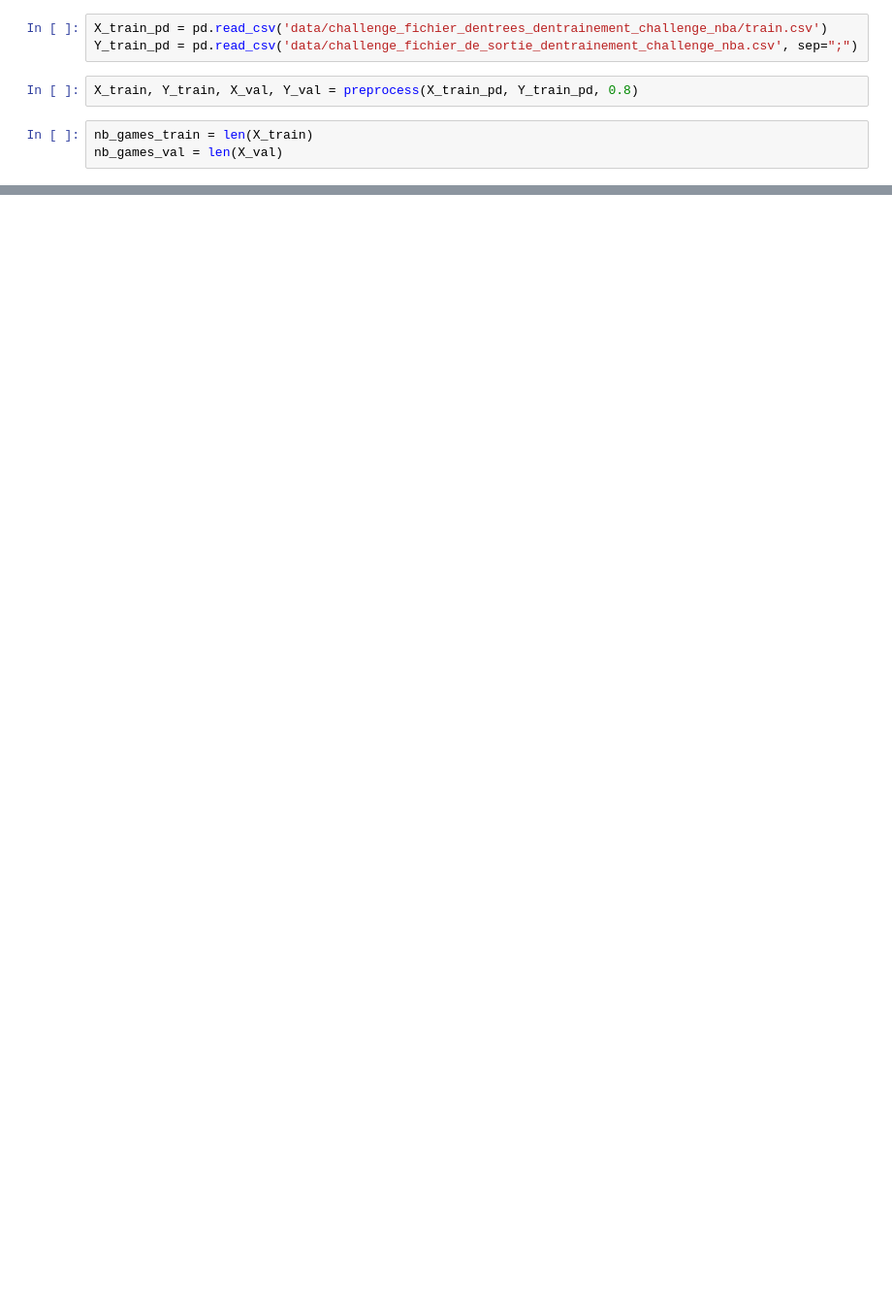
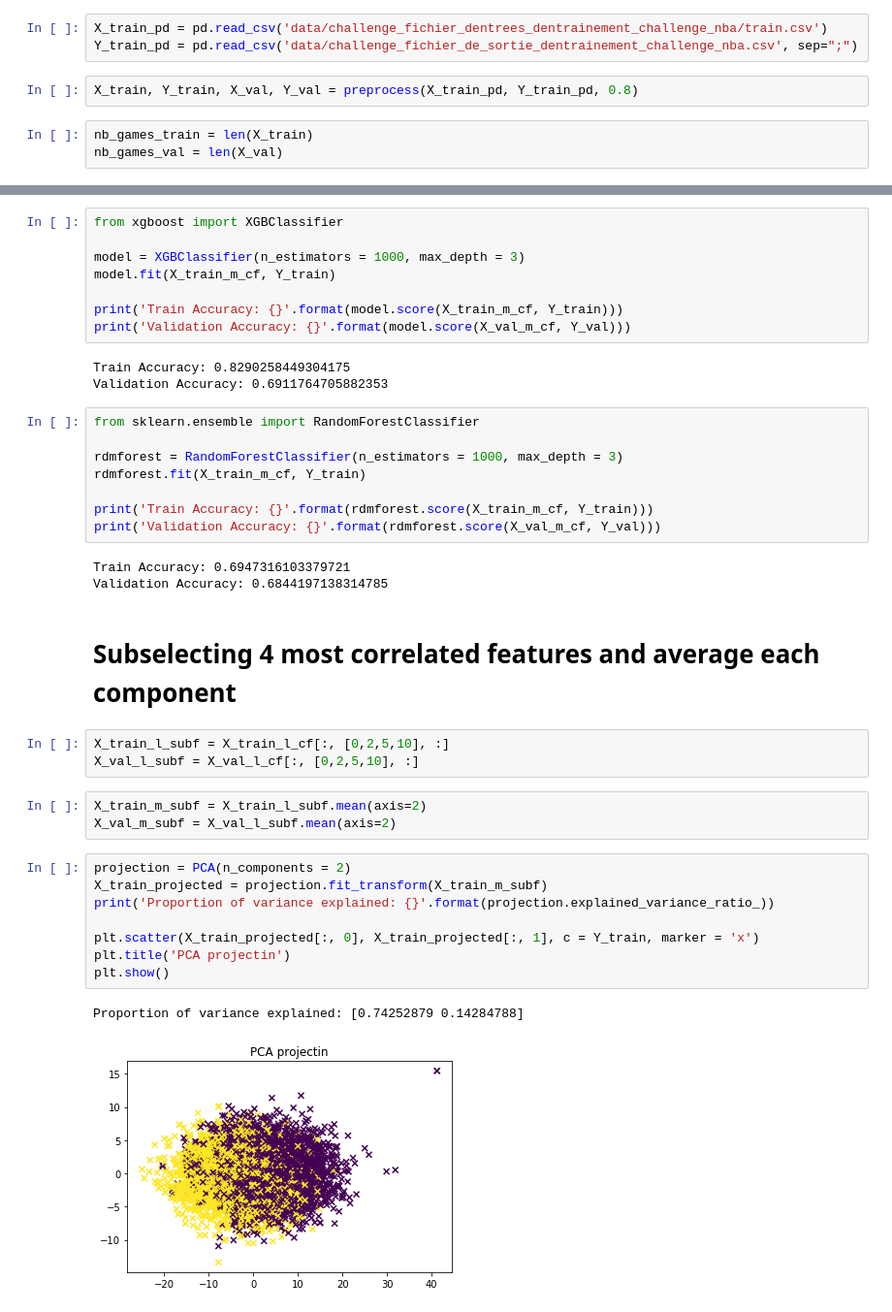
Before and after one commit to VictorSanh/NBA_Challenge, a Jupyter notebook: Hand_crafting_features.ipynb, the cells around one changed output, grey strips where cells are left out. Shown at 97% size. Saved outputs shown, nothing was run; the diff lists cells and outputs as text; blank space fills up the shorter version.

```diff
--- a/Hand_crafting_features.ipynb
+++ b/Hand_crafting_features.ipynb
@@ -31 +44,42 @@ X_val_m = X_val_l.mean(axis=2)
+# %%
+from xgboost import XGBClassifier
+
+model = XGBClassifier(n_estimators = 1000, max_depth = 3)
+model.fit(X_train_m_cf, Y_train)
+
+print('Train Accuracy: {}'.format(model.score(X_train_m_cf, Y_train)))
+print('Validation Accuracy: {}'.format(model.score(X_val_m_cf, Y_val)))
+# %% [output]
+Train Accuracy: 0.8290258449304175
+Validation Accuracy: 0.6911764705882353
+# %%
+from sklearn.ensemble import RandomForestClassifier
+
+rdmforest = RandomForestClassifier(n_estimators = 1000, max_depth = 3)
+rdmforest.fit(X_train_m_cf, Y_train)
+
+print('Train Accuracy: {}'.format(rdmforest.score(X_train_m_cf, Y_train)))
+print('Validation Accuracy: {}'.format(rdmforest.score(X_val_m_cf, Y_val)))
+# %% [output]
+Train Accuracy: 0.6947316103379721
+Validation Accuracy: 0.6844197138314785
+# %% [markdown]
+# Subselecting 4 most correlated features and average each component
+# %%
+X_train_l_subf = X_train_l_cf[:, [0,2,5,10], :]
+X_val_l_subf = X_val_l_cf[:, [0,2,5,10], :]
+# %%
+X_train_m_subf = X_train_l_subf.mean(axis=2)
+X_val_m_subf = X_val_l_subf.mean(axis=2)
+# %%
+projection = PCA(n_components = 2)
+X_train_projected = projection.fit_transform(X_train_m_subf)
+print('Proportion of variance explained: {}'.format(projection.explained_variance_ratio_))
+
+plt.scatter(X_train_projected[:, 0], X_train_projected[:, 1], c = Y_train, marker = 'x')
+plt.title('PCA projectin')
+plt.show()
+# %% [output]
+Proportion of variance explained: [0.74252879 0.14284788]
+[figure, added]
 # %%
```
Also changed, not shown: parts of 30 cells of this notebook.
